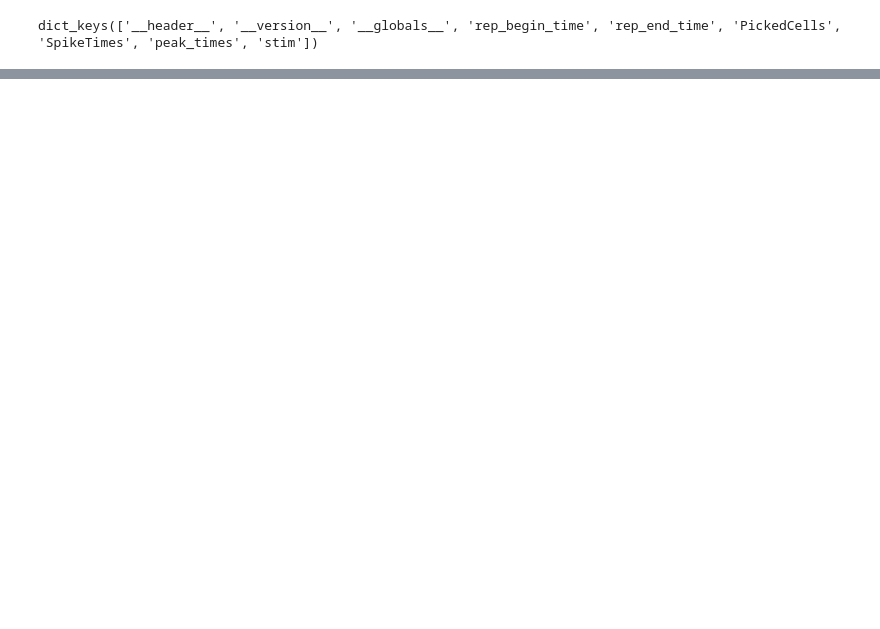
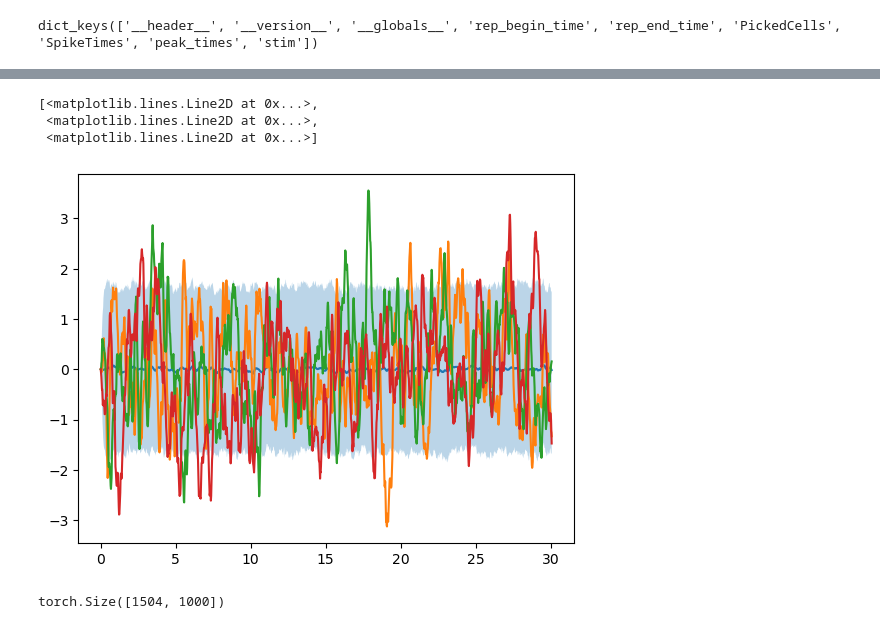
Before and after one commit to manuel-rhdt/ml-pws, a Jupyter notebook: notebooks/06_neuron-data.ipynb, the cells around one changed output, grey strips where cells are left out. Cells and saved outputs as stored; diff of their text form; code cells hidden in the pictures; blank space fills up the shorter version.

```diff
--- a/notebooks/06_neuron-data.ipynb
+++ b/notebooks/06_neuron-data.ipynb
@@ -304,0 +168,22 @@ torch.Size([1806, 136, 1])
+# %%
+import torchsde
+
+class StochasticHarmonicOscillator(nn.Module):
+    noise_type = 'scalar'
+    sde_type = 'ito'
+
+    def __init__(self, damping_coefficient = DAMPING_COEFFICIENT, tau = TAU):
+        super().__init__()
+
+        self.A = torch.tensor([[0.0, 1.0],
+                               [-1 / (4 * damping_coefficient**2), - 1.0]], dtype=torch.float32) / tau
+
+        self.B = torch.tensor([[0.0, 1.0 / (np.sqrt(2.0) * DAMPING_COEFFICIENT)]], dtype=torch.float32) / np.sqrt(tau)
+
+    # Drift
+    def f(self, t, y):
+        return y @ self.A.T
+
+    # Diffusion
+    def g(self, t, y):
+        return self.B.expand(y.size(0), 2).unsqueeze(-1)
@@ -304,0 +194,4 @@ torch.Size([1806, 136, 1])
+# %%
+y0 = torch.randn(1000, 2) * STATIONARY_SIGMA
+model = StochasticHarmonicOscillator()
+model.A, model.B
@@ -304,0 +202,3 @@ torch.Size([1806, 136, 1])
+# %%
+time = t[:, 0]
+time
@@ -304,0 +208,2 @@ torch.Size([1806, 136, 1])
+# %%
+y = torchsde.sdeint(model, y0, time, method='euler', dt=5e-3)
@@ -304,0 +215,14 @@ torch.Size([1806, 136, 1])
+# %%
+plt.plot(t[:,0], y[:, :, 0].mean(1))
+plt.fill_between(t[:,0], y[:, :, 0].quantile(0.05, 1), y[:, :, 0].quantile(0.95, 1), alpha=0.3)
+plt.plot(t[:,0], y[:, [0, 1, 2], 0])
+# %% [output]
+[<matplotlib.lines.Line2D at 0x...>,
+ <matplotlib.lines.Line2D at 0x...>,
+ <matplotlib.lines.Line2D at 0x...>]
+[figure, added]
+# %%
+test_s = y[:, :, 0]
+test_s.shape
+# %% [output]
+torch.Size([1504, 1000])
```
Also changed, not shown: parts of 103 cells of this notebook.
